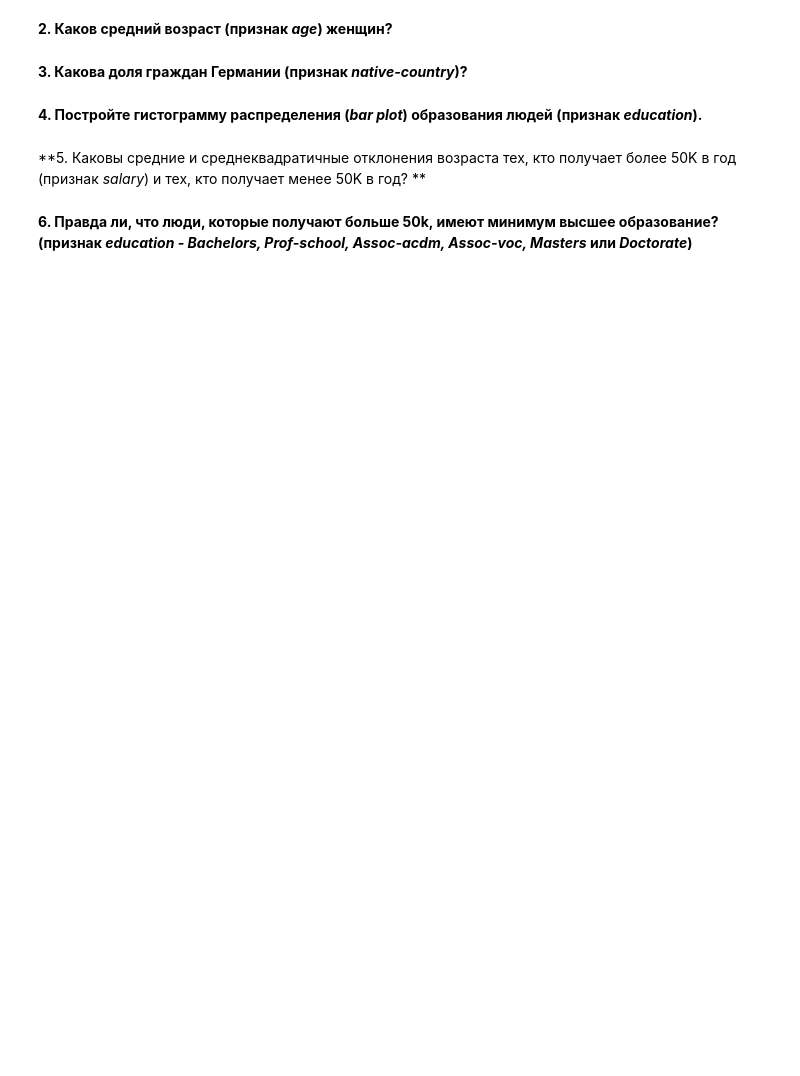
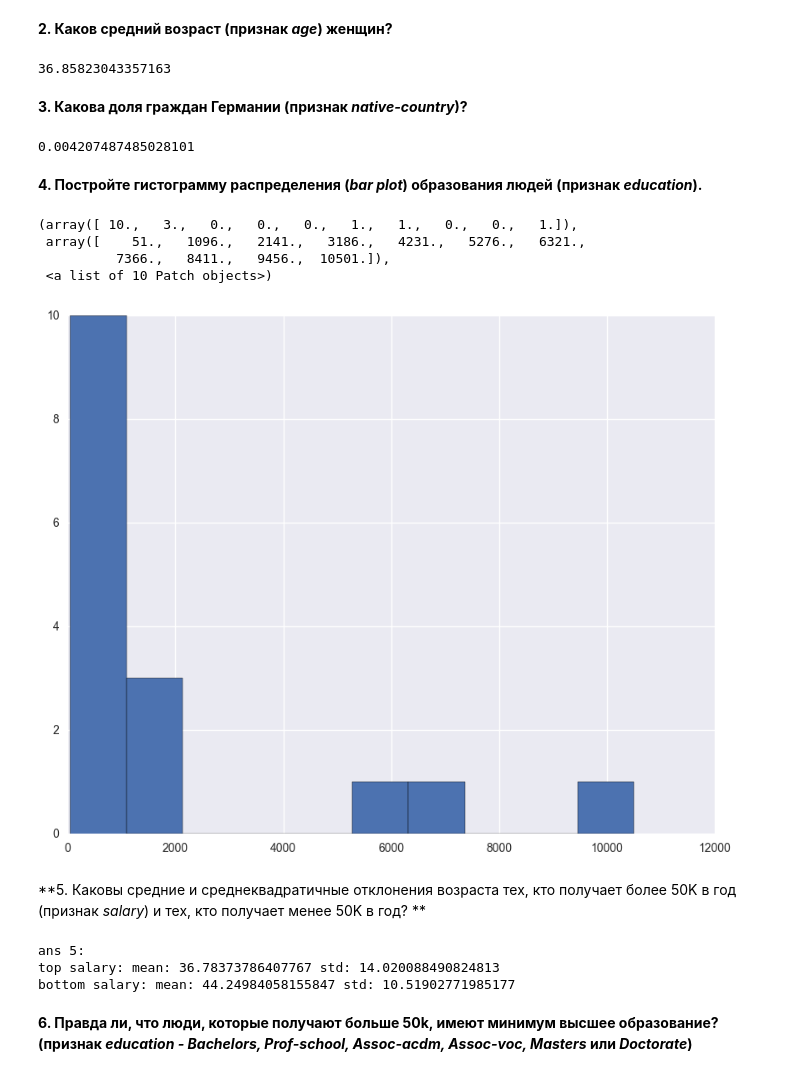
Before and after one commit to re9ulus/moocs_std, a Jupyter notebook: ods_ml/notebooks/hw1/hw1_adult_pandas.ipynb, the cells around one changed output. Cells and saved outputs as stored; diff of their text form; code cells hidden in the pictures; blank space fills up the shorter version.

```diff
--- a/ods_ml/notebooks/hw1/hw1_adult_pandas.ipynb
+++ b/ods_ml/notebooks/hw1/hw1_adult_pandas.ipynb
@@ -53,2 +60,9 @@ data.head()
+# %%
+# Ваш код здесь
+data[data['sex'] == 'Female']['age'].mean()
+
+# ans 2: 36.85823043357163
+# %% [output]
+36.85823043357163
 # %% [markdown]
 **3. Какова доля граждан Германии (признак *native-country*)?**
@@ -57,6 +69,24 @@ data.head()
+# %%
+# Ваш код здесь
+germans = data[data['native-country'] == 'Germany'].shape[0]
+total = data.shape[0]
+
+germans / float(total)
+
+# ans 3: 0.004207487485028101
+# %% [output]
+0.004207487485028101
 # %% [markdown]
 **4. Постройте гистограмму распределения (*bar plot*) образования людей (признак *education*).**
 # %%
 # Ваш код здесь
+
+plt.hist(data['education'].value_counts())
+# %% [output]
+(array([ 10.,   3.,   0.,   0.,   0.,   1.,   1.,   0.,   0.,   1.]),
+ array([    51.,   1096.,   2141.,   3186.,   4231.,   5276.,   6321.,
+          7366.,   8411.,   9456.,  10501.]),
+ <a list of 10 Patch objects>)
+[figure, added]
 # %% [markdown]
 **5. Каковы средние и среднеквадратичные отклонения возраста тех, кто получает более 50K в год (признак *salary*) и тех, кто получает менее 50K в год? **
@@ -65,3 +93,17 @@ data.head()
+# %%
+# Ваш код здесь
+top_salary = data[data['salary'] == '<=50K']['age']
+bottom_salary = data[data['salary'] == '>50K']['age']
+
+print('ans 5:')
+print('top salary: mean: {} std: {}'.format(
+        top_salary.mean(), top_salary.std()))
+print('bottom salary: mean: {} std: {}'.format(
+        bottom_salary.mean(), bottom_salary.std()))
+# %% [output]
+ans 5:
+top salary: mean: 36.78373786407767 std: 14.020088490824813
+bottom salary: mean: 44.24984058155847 std: 10.51902771985177
 # %% [markdown]
 **6. Правда ли, что люди, которые получают больше 50k, имеют минимум высшее образование? (признак *education - Bachelors, Prof-school, Assoc-acdm, Assoc-voc, Masters* или *Doctorate*)**
 # %%
```
Also changed, not shown: parts of 13 cells of this notebook.
